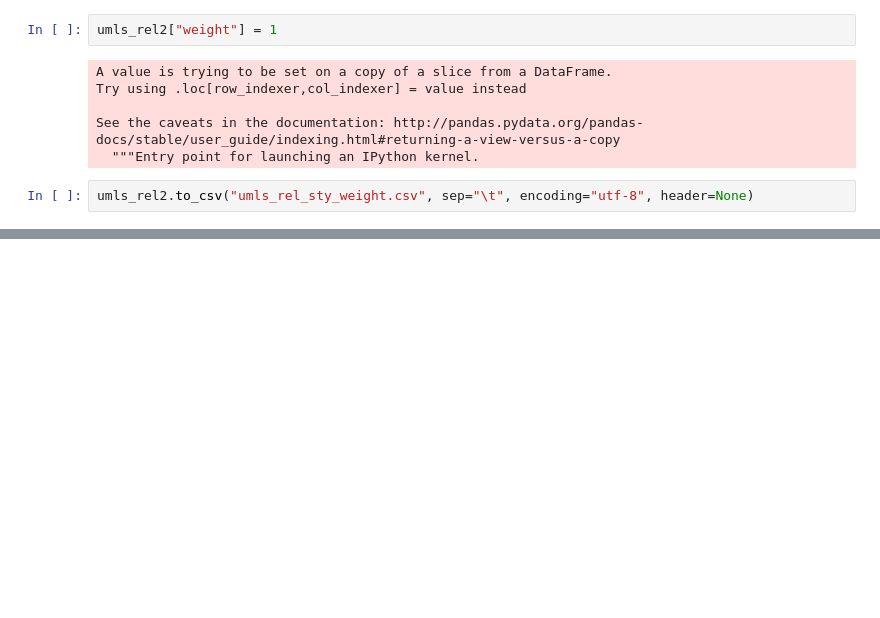
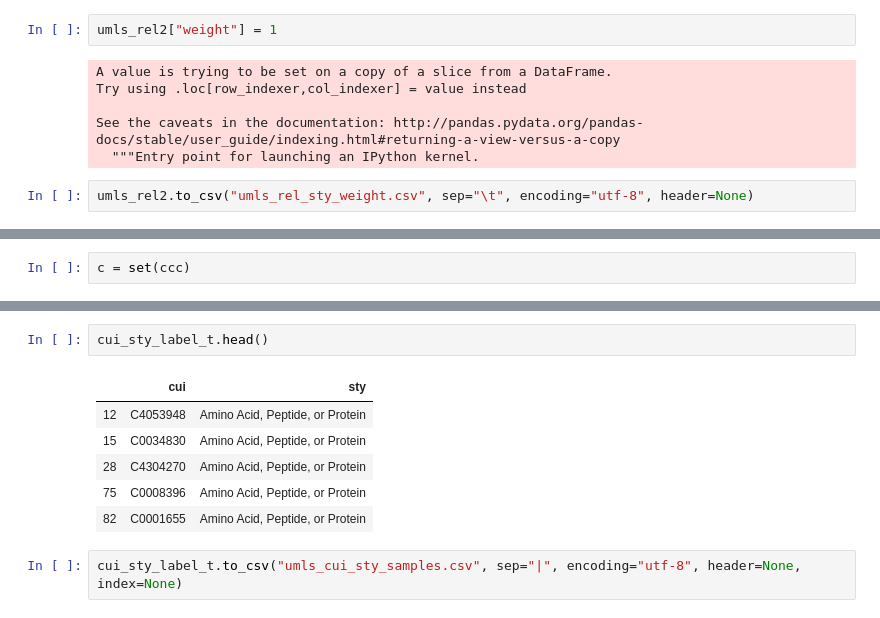
Before and after one commit to wen-fei/CEGNN, a Jupyter notebook: utils/process_umls.ipynb, the cells around one changed output, grey strips where cells are left out. Drawn from its saved outputs; the diff is of its cells as text; blank space fills up the shorter version.

```diff
--- a/utils/process_umls.ipynb
+++ b/utils/process_umls.ipynb
@@ -138,0 +189,2 @@ umls_rel2.to_csv("umls_rel_sty_weight.csv", sep="\t", encoding="utf-8", header=N
+# %%
+c = set(ccc)
@@ -138,0 +233,11 @@ umls_rel2.to_csv("umls_rel_sty_weight.csv", sep="\t", encoding="utf-8", header=N
+# %%
+cui_sty_label_t.head()
+# %% [output]
+|  | cui | sty |
+| 12 | C4053948 | Amino Acid, Peptide, or Protein |
+| 15 | C0034830 | Amino Acid, Peptide, or Protein |
+| 28 | C4304270 | Amino Acid, Peptide, or Protein |
+| 75 | C0008396 | Amino Acid, Peptide, or Protein |
+| 82 | C0001655 | Amino Acid, Peptide, or Protein |
+# %%
+cui_sty_label_t.to_csv("umls_cui_sty_samples.csv", sep="|", encoding="utf-8", header=None, index=None)
```
Also changed, not shown: parts of 23 cells of this notebook.
